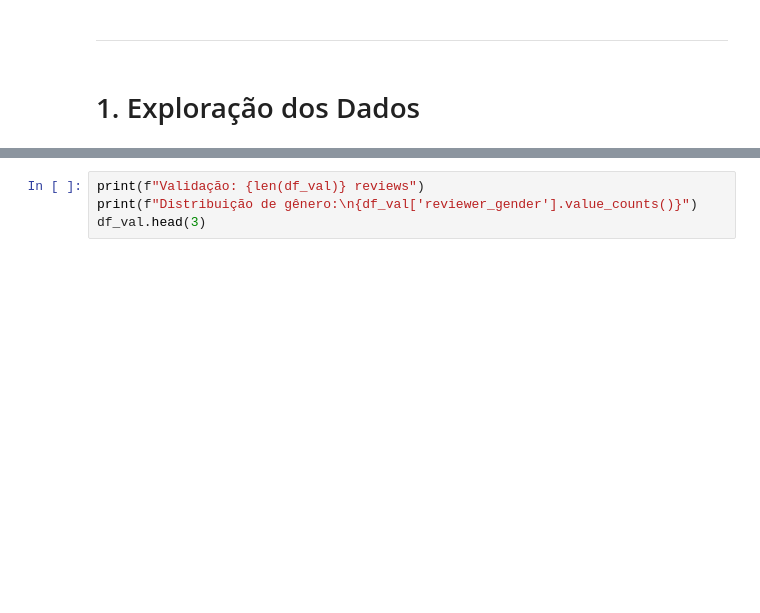
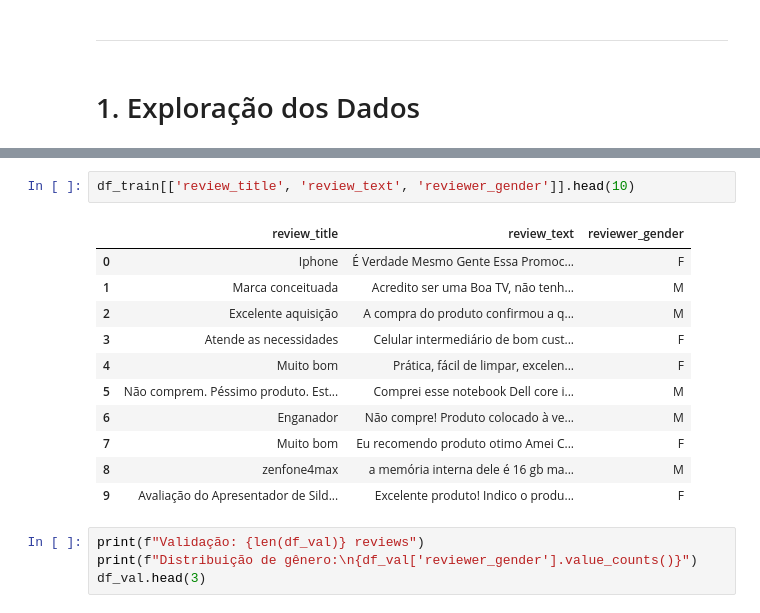
Before and after one commit to PedroYutaroUEA/gender-prediction-challenge, a Jupyter notebook: src/pipeline/00_analysis.ipynb, the cells around one changed output, grey strips where cells are left out. Cells and saved outputs as stored; diff of their text form; blank space fills up the shorter version.

```diff
--- a/src/pipeline/00_analysis.ipynb
+++ b/src/pipeline/00_analysis.ipynb
@@ -74,6 +74,20 @@ Name: count, dtype: int64
 | 0 | 2018-01-25 15:09:27 | a06d0380bcd447431774739131312d353... | 129610281 | iPhone 7 Plus 128GB dourado Tela ... | apple | Celulares e Smartphones | ... |
 | 1 | 2018-05-14 16:20:25 | 62bbbab0822b6917233e8a9846dc3e7ac... | 120934895 | TV LED 32" Sony KDL-32R305B HD co... | sony | TV e Home Theater | ... |
 | 2 | 2018-05-19 15:43:40 | 27908d4eea73f655ca4d50adc1c373efc... | 15844032 | Suporte P/ Notebook C/ Cooler Gam... | NaN | Informática e Acessórios | ... |
+# %%
+df_train[['review_title', 'review_text', 'reviewer_gender']].head(10)
+# %% [output]
+|  | review_title | review_text | reviewer_gender |
+| 0 | Iphone | É Verdade Mesmo Gente Essa Promoc... | F |
+| 1 | Marca conceituada | Acredito ser uma Boa TV, não tenh... | M |
+| 2 | Excelente aquisição | A compra do produto confirmou a q... | M |
+| 3 | Atende as necessidades | Celular intermediário de bom cust... | F |
+| 4 | Muito bom | Prática, fácil de limpar, excelen... | F |
+| 5 | Não comprem. Péssimo produto. Est... | Comprei esse notebook Dell core i... | M |
+| 6 | Enganador | Não compre! Produto colocado à ve... | M |
+| 7 | Muito bom | Eu recomendo produto otimo Amei C... | F |
+| 8 | zenfone4max | a memória interna dele é 16 gb ma... | M |
+| 9 | Avaliação do Apresentador de Sild... | Excelente produto! Indico o produ... | F |
 # %%
 print(f"Validação: {len(df_val)} reviews")
 print(f"Distribuição de gênero:\n{df_val['reviewer_gender'].value_counts()}")
```
Also changed, not shown: parts of 6 cells of this notebook, 7 other files.
